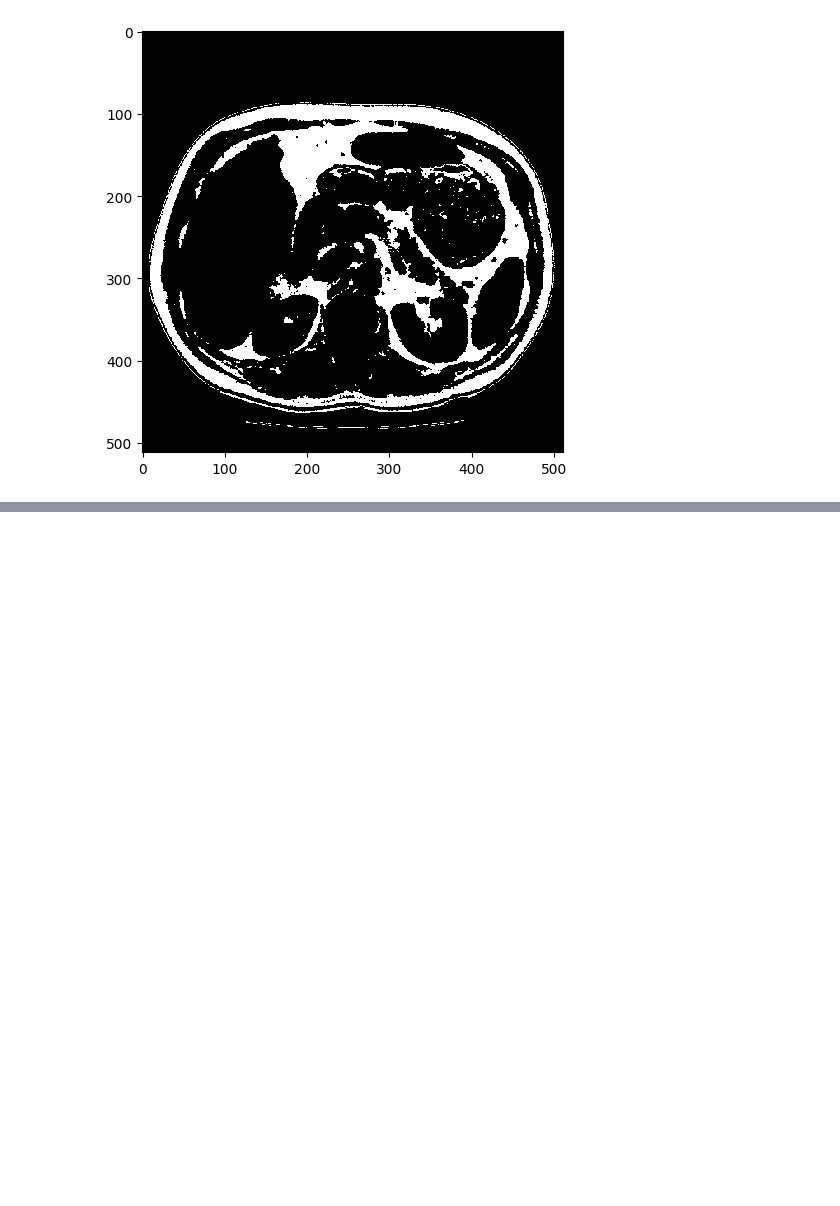
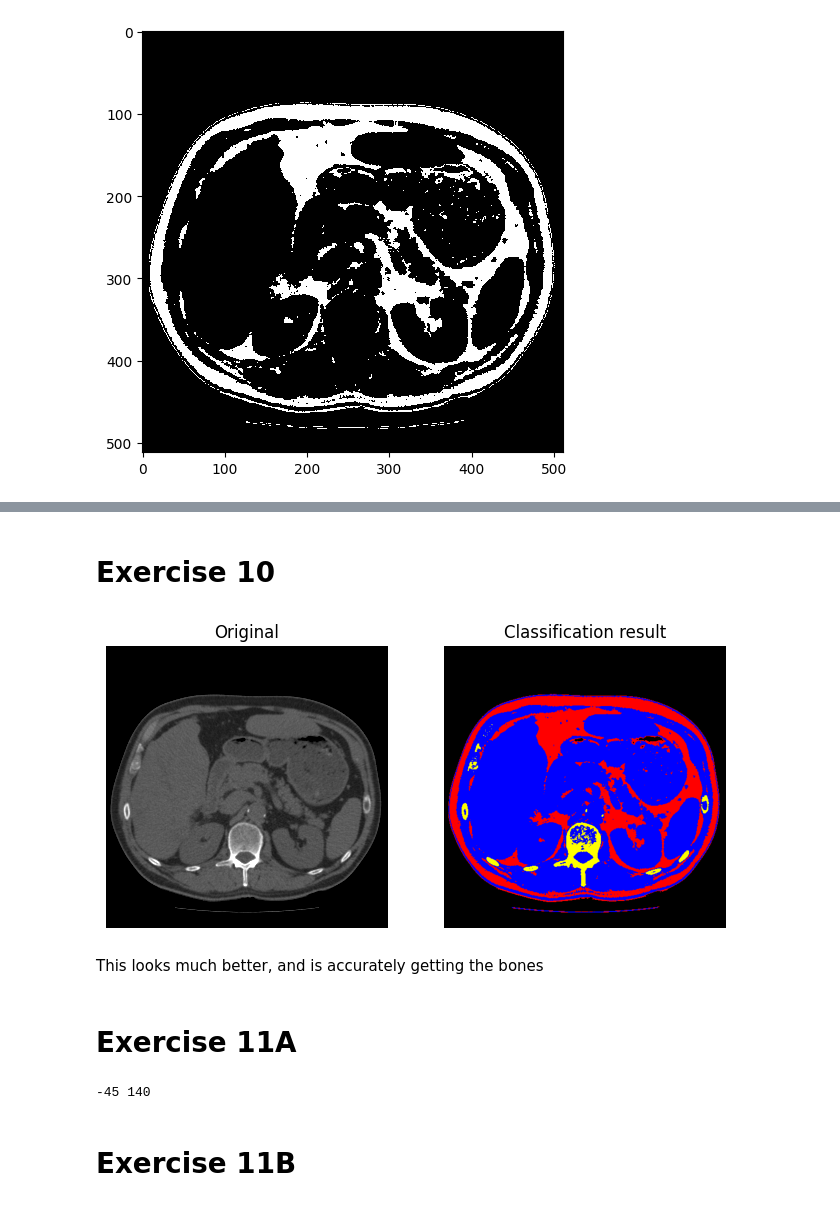
Before and after one commit to Pandananana/DTUImageAnalysis, a Jupyter notebook: exercises/ex6-PixelClassificationAndObjectSegmentation/ex6.ipynb, the cells around one changed output, grey strips where cells are left out. Saved outputs shown, nothing was run; the diff lists cells and outputs as text; code cells hidden in the pictures; blank space fills up the shorter version.

```diff
--- a/exercises/ex6-PixelClassificationAndObjectSegmentation/ex6.ipynb
+++ b/exercises/ex6-PixelClassificationAndObjectSegmentation/ex6.ipynb
@@ -186,0 +221,34 @@ io.show()
+# %%
+# The intersection seems to be around -38 HU for fat/soft and 138 for soft/bone
+t_fat_soft = -38
+t_soft_bone = 138
+# %% [markdown]
+# Exercise 10
+# %%
+fat_img = (img > t_background) & (img <= t_fat_soft)
+soft_img = (img > t_fat_soft) & (img <= t_soft_bone)
+bone_img = img > t_soft_bone
+
+label_img = fat_img + 2 * soft_img + 3 * bone_img
+image_label_overlay = label2rgb(label_img)
+show_comparison(img, image_label_overlay, 'Classification result')
+# %% [output]
+[figure, added]
+# %% [markdown]
+This looks much better, and is accurately getting the bones
+# %% [markdown]
+# Exercise 11A
+# %%
+for i in range(-50, 200, 1):
+    if norm.pdf(i, mu_soft, std_soft) > norm.pdf(i, mu_bone, std_bone):
+        t_soft_bone = i
+
+for i in range(-50, 200, 1):
+    if norm.pdf(i, mu_soft, std_soft) < norm.pdf(i, mu_fat, std_fat):
+        t_fat_soft = i
+
+print(t_fat_soft, t_soft_bone)
+# %% [output]
+-45 140
+# %% [markdown]
+# Exercise 11B
```
Also changed, not shown: parts of 26 cells of this notebook.
